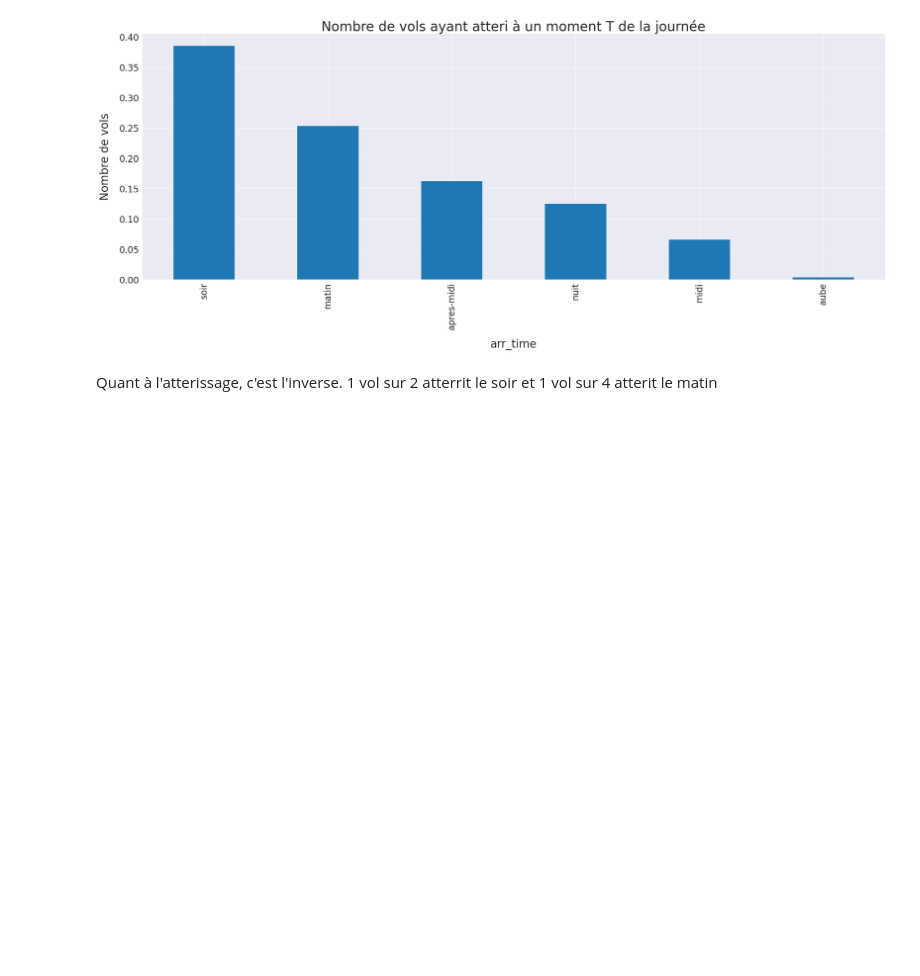
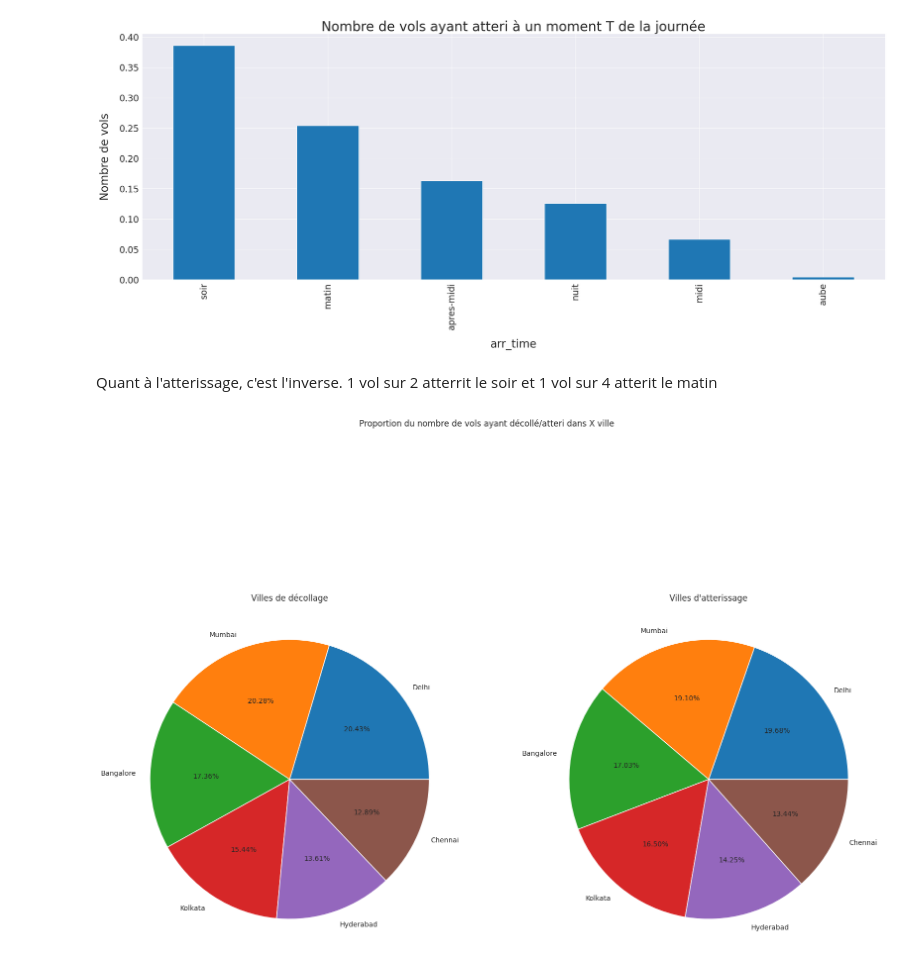
Before and after one commit to chanwinharold/Prevision_du_prix_des_vols, a Jupyter notebook: notebooks/02_exploratory_analysis.ipynb, the cells around one changed output. Cells and saved outputs as stored; diff of their text form; code cells hidden in the pictures; blank space fills up the shorter version.

```diff
--- a/notebooks/02_exploratory_analysis.ipynb
+++ b/notebooks/02_exploratory_analysis.ipynb
@@ -145,3 +135,17 @@ plt.show()
 [figure]
 # %% [markdown]
 Quant à l'atterissage, c'est l'inverse. 1 vol sur 2 atterrit le soir et 1 vol sur 4 atterit le matin
+# %%
+# visualisation des variables `from` et `to`
+fig_one = data['from'].value_counts()
+fig_two = data['to'].value_counts()
+
+fig, ax = plt.subplots(1, 2, figsize=(20, 15))
+fig.suptitle('Proportion du nombre de vols ayant décollé/atteri dans X ville')
+ax[0].set_title('Villes de décollage')
+ax[0].pie(fig_one, autopct='%.2f%%', labels=fig_one.index)
+ax[1].set_title('Villes d\'atterissage')
+ax[1].pie(fig_two, autopct='%.2f%%', labels=fig_one.index)
+plt.show()
+# %% [output]
+[figure, added]
```
Also changed, not shown: parts of 29 cells of this notebook.
